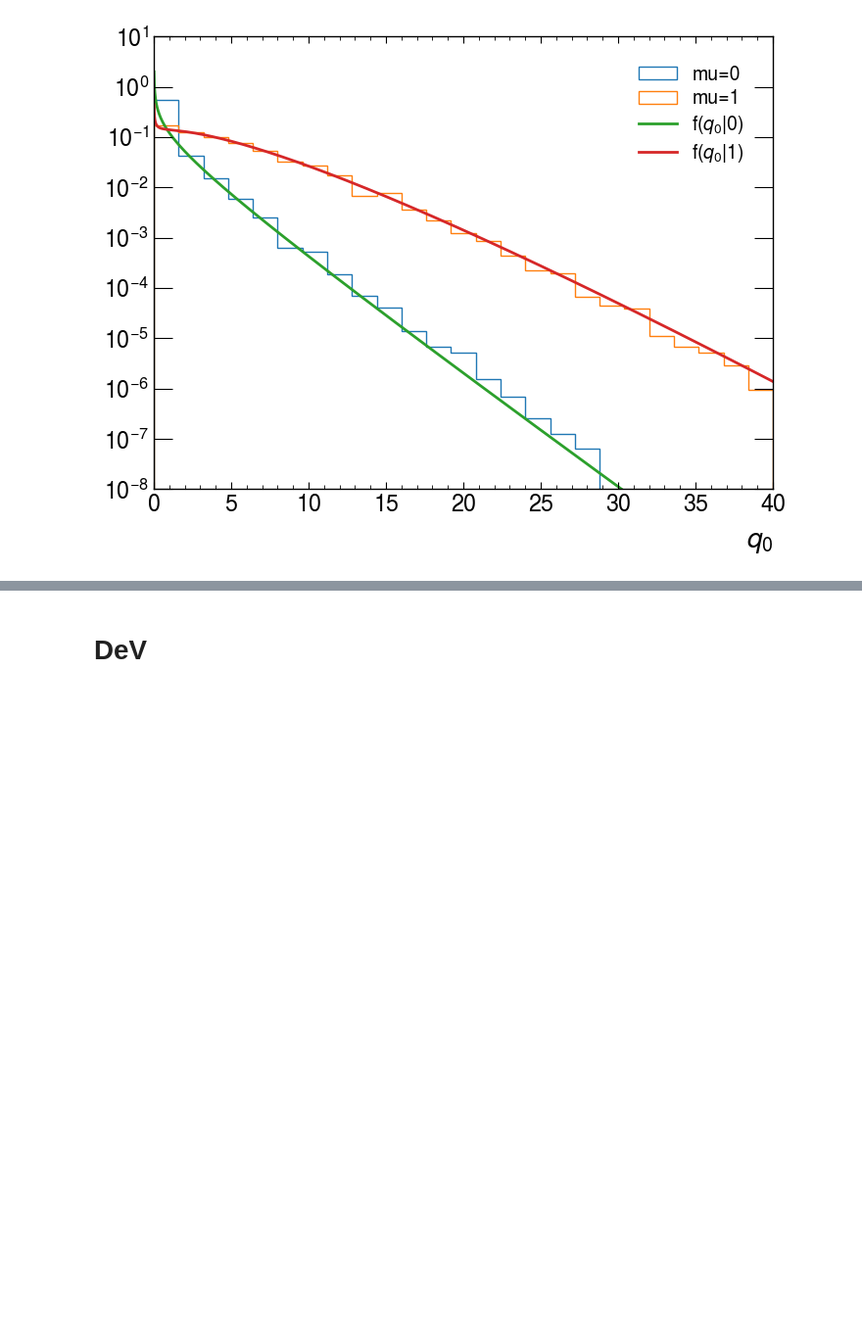
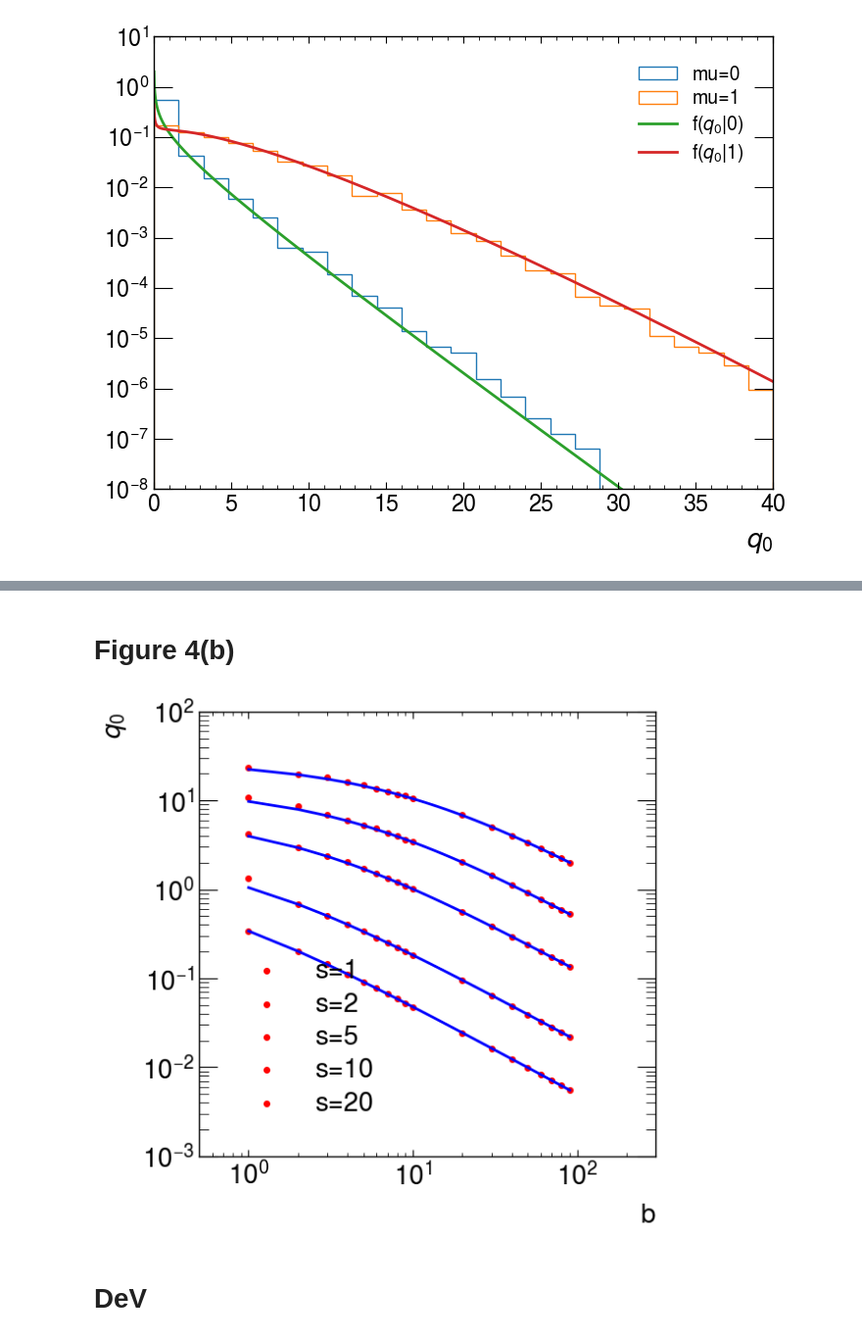
Before and after one commit to hrzhao76/stats-HEP, a Jupyter notebook: lectures/AsympototicPaper/CountingExperiment.ipynb, the cells around one changed output, grey strips where cells are left out. Shown at 98% size. Drawn from its saved outputs; the diff is of its cells as text; code cells hidden in the pictures; blank space fills up the shorter version.

```diff
--- a/lectures/AsympototicPaper/CountingExperiment.ipynb
+++ b/lectures/AsympototicPaper/CountingExperiment.ipynb
@@ -84,3 +122,49 @@ plt.show()
+# %% [markdown]
+# Figure 4(b)
+# %%
+s_s = np.array([1, 2, 5, 10, 20])
+b_s =  np.array([1,2,3,4,5,6,7,8,9,10,20,30,40,50,60,70,80,90])
+
+mu = 1
+N_trails = 10000000
+
+medians = dict.fromkeys(s_s)
+for i, s in tqdm(enumerate(s_s)):
+    medians[s] = []
+    for j, b in enumerate(b_s):
+        n_s = stats.poisson.rvs(mu=mu * s + b, size=N_trails)
+        m_s = stats.poisson.rvs(mu=tau * b, size=N_trails)
+
+        q0_s = Get_q0(n=n_s, m=m_s, mu=mu, s=s)
+        medians[s].append(np.median(q0_s))
+# %%
+q0_Asimov = dict.fromkeys(s_s)
+for i, s in tqdm(enumerate(s_s)):
+    q0_Asimov[s] = []
+    q0_Asimov[s].append(Get_q0(n=mu * s + np.linspace(1, 90, 90), m=tau * np.linspace(1, 90, 90), mu=mu, s=s))
+# %%
+fig, ax = plt.subplots(figsize=(6,6))
+
+for k, value in medians.items():
+    ax.scatter(b_s, value, label=f"s={k}", marker='.', color="red")
+
+for k, value in q0_Asimov.items():
+    ax.plot(np.linspace(1, 90, 90), value[0], color="blue")
+
+plt.xlabel("b" , fontsize=20, horizontalalignment='right',x=1)
+plt.ylabel("$q_0$", fontsize=20, horizontalalignment='right',y=1)
+
+
+plt.xscale('log')
+plt.yscale('log')
+plt.xticks(fontsize=20)   # set x-ticks size
+plt.yticks(fontsize=20)   # set y-ticks size
+plt.xlim((0.5,300))
+plt.ylim((1E-3,1E+2))
+plt.legend(loc="best",ncol=1,fontsize=20,frameon=False)#
+plt.show()
+# %% [output]
+[figure, added]
 # %% [markdown]
 # DeV
 # %%
```
Also changed, not shown: parts of 5 cells of this notebook, 1 other file.
